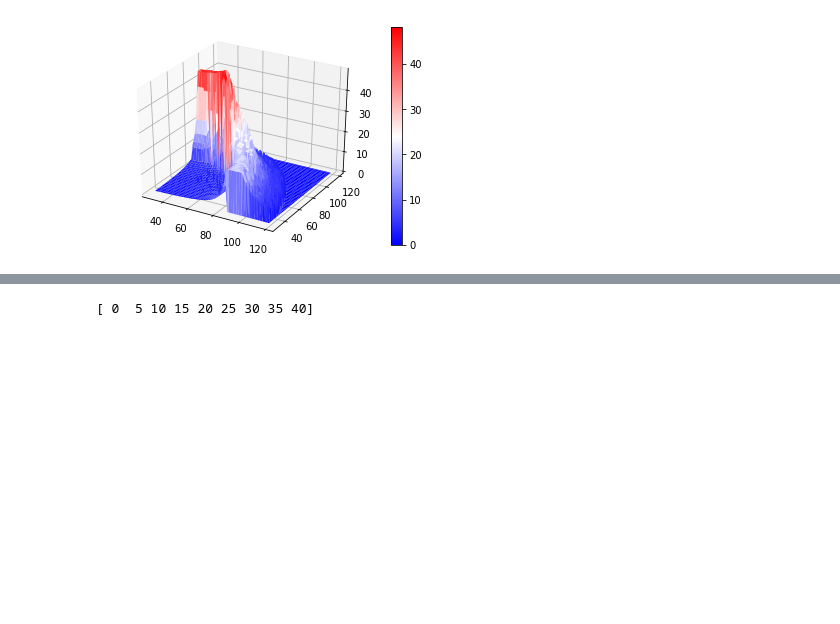
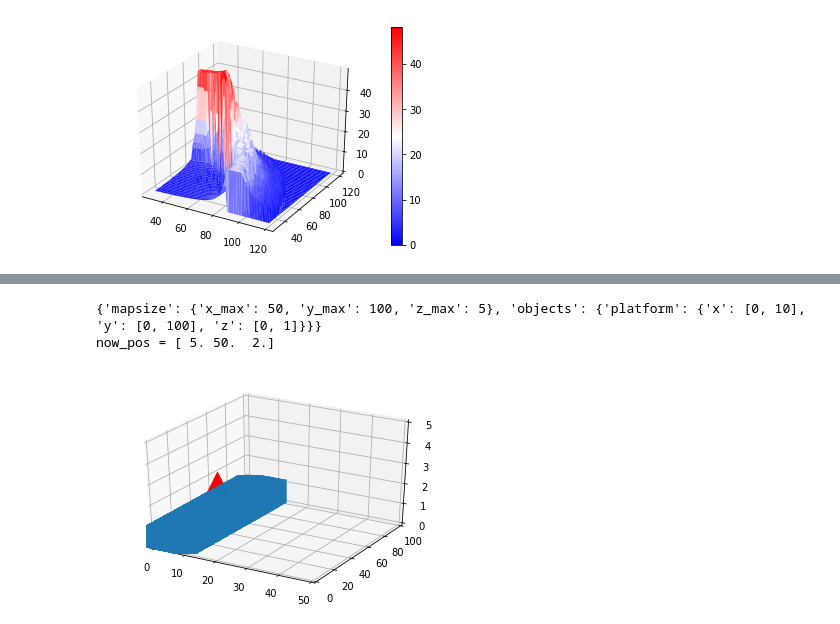
Before and after one commit to Endcyclone/master-study, a Jupyter notebook: eye_to_ear.ipynb, the cells around one changed output, grey strips where cells are left out. Cells and saved outputs as stored; diff of their text form; code cells hidden in the pictures; blank space fills up the shorter version.

```diff
--- a/eye_to_ear.ipynb
+++ b/eye_to_ear.ipynb
@@ -80,6 +80,29 @@ class eye_to_ear:
         if (pos[1] > self.mapdata['mapsize']['y_max']) | (pos[1] < 0): return True
         if (pos[2] > self.mapdata['mapsize']['z_max']) | (pos[2] < 0): return True
         return False
+
+    def create_map3d(self, reso=0.5):
+        x_3d = []
+        y_3d = []
+        z_3d = []
+        for x in np.arange(0,self.mapdata['mapsize']['x_max'],reso):
+            for y in np.arange(0,self.mapdata['mapsize']['y_max'],reso):
+                for z in np.arange(0,self.mapdata['mapsize']['z_max'],reso):
+                    if self.in_objects([x, y, z]):
+                        x_3d.append(x)
+                        y_3d.append(y)
+                        z_3d.append(z)
+        self.map3d = [x_3d, y_3d, z_3d]
+
+    def plot_map3d(self):
+        fig = plt.figure()
+        ax = fig.add_subplot(111,projection='3d')
+        ax.scatter(self.map3d[0],self.map3d[1],self.map3d[2], marker='s',s=500)
+        ax.scatter(self.pos[0], self.pos[1], self.pos[2], marker='^', s=500, c='red')
+        ax.set_xlim(0,self.mapdata['mapsize']['x_max'])
+        ax.set_ylim(0,self.mapdata['mapsize']['y_max'])
+        ax.set_zlim(0,self.mapdata['mapsize']['z_max'])
+        plt.show()
 
     def calc_height(self):
         pos = self.pos.copy()
@@ -360,5 +360,10 @@ fig.show()
-# %%
-a = range(0,45,5)
-print(np.array(a))
-# %% [output]
-[ 0  5 10 15 20 25 30 35 40]
+# %%
+ete = eye_to_ear("station_platform.json")
+ete.show_map()
+ete.create_map3d(0.5)
+ete.set_pos(5,50,2)
+ete.plot_map3d()
+# %% [output]
+{'mapsize': {'x_max': 50, 'y_max': 100, 'z_max': 5}, 'objects': {'platform': {'x': [0, 10], 'y': [0, 100], 'z': [0, 1]}}}
+now_pos = [ 5. 50.  2.]
+[figure, added]
```
Also changed, not shown: parts of 2 cells of this notebook.
